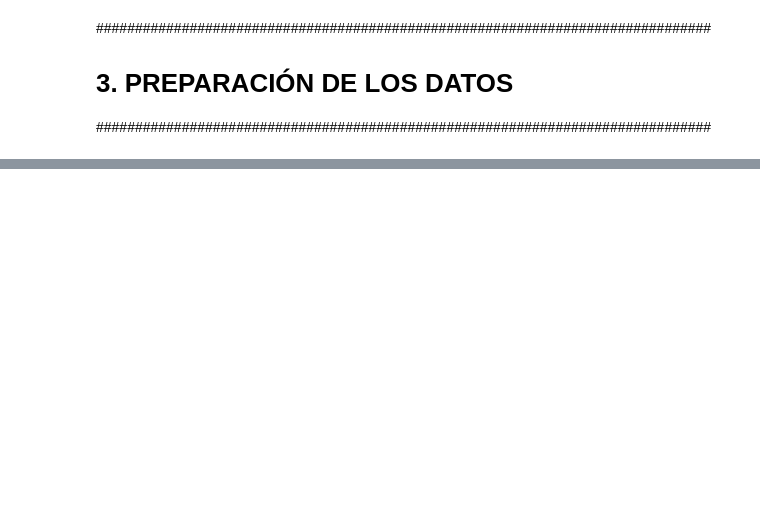
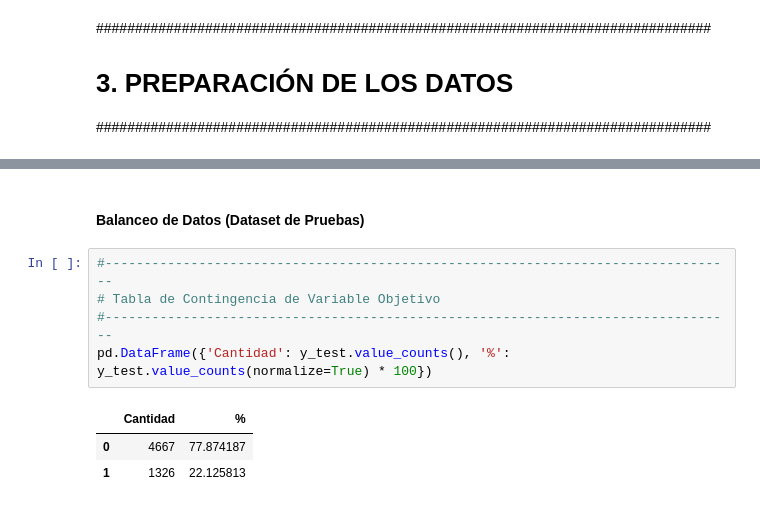
Before and after one commit to PUCP-DA2020-ML/Default-CreditCard, a Jupyter notebook: ProyML_Clasificacion_DefaultCreditCard.ipynb, the cells around one changed output, grey strips where cells are left out. Cells and saved outputs as stored; diff of their text form; blank space fills up the shorter version.

```diff
--- a/ProyML_Clasificacion_DefaultCreditCard.ipynb
+++ b/ProyML_Clasificacion_DefaultCreditCard.ipynb
@@ -661,0 +994,11 @@ sns.pairplot(df_defcredcard)
+# %% [markdown]
+#### Balanceo de Datos (Dataset de Pruebas)
+# %%
+#---------------------------------------------------------------------------------
+# Tabla de Contingencia de Variable Objetivo
+#---------------------------------------------------------------------------------
+pd.DataFrame({'Cantidad': y_test.value_counts(), '%': y_test.value_counts(normalize=True) * 100})
+# %% [output]
+|  | Cantidad | % |
+| 0 | 4667 | 77.874187 |
+| 1 | 1326 | 22.125813 |
```
Also changed, not shown: parts of 67 cells of this notebook.
